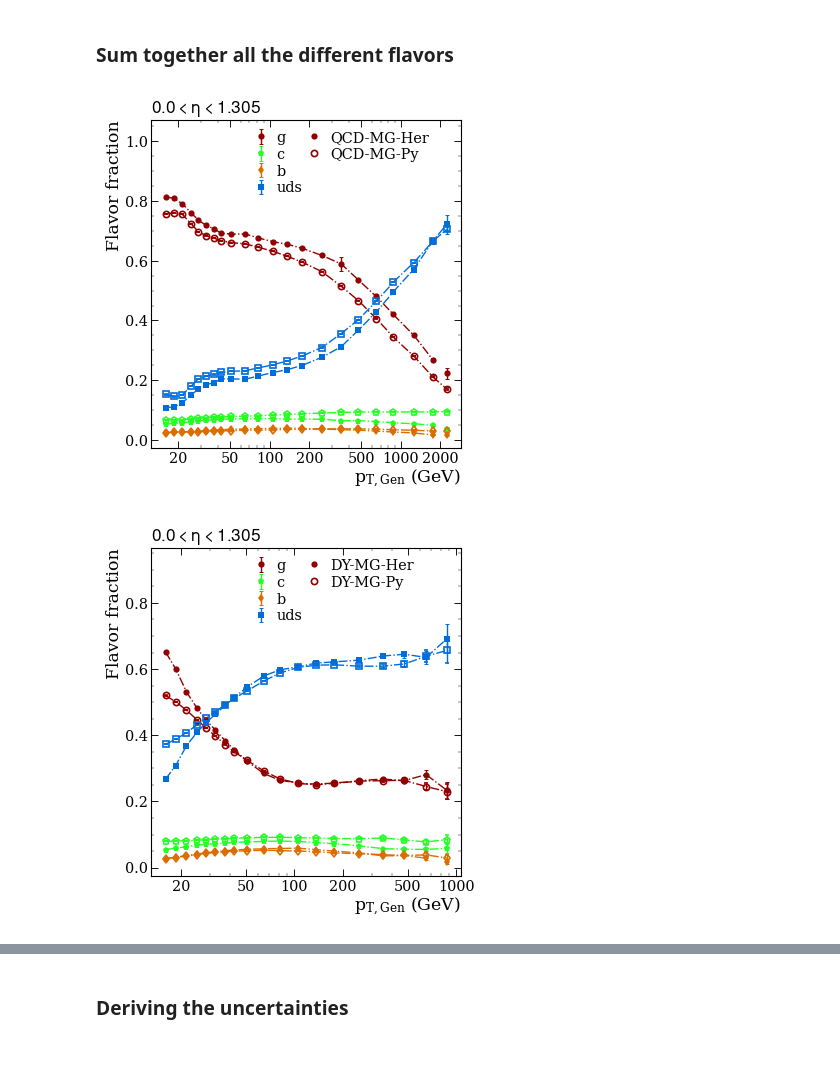
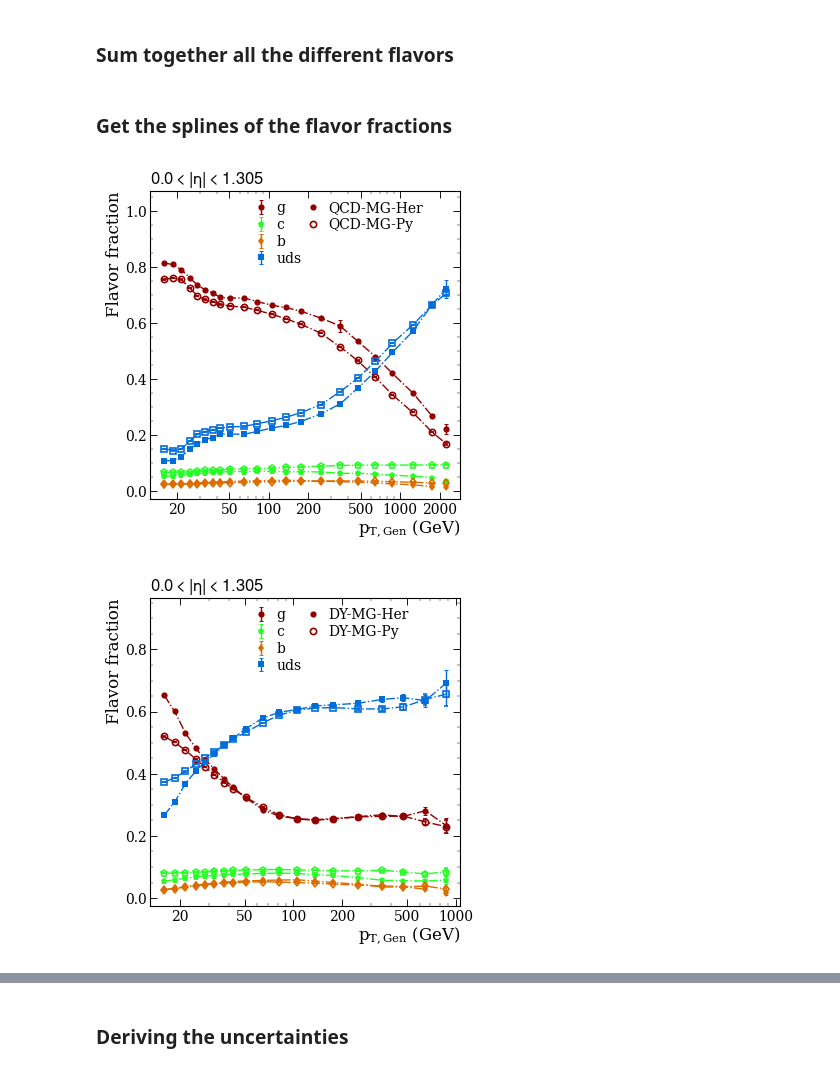
Before and after one commit to dsidirop1/JMECoffea, a Jupyter notebook: flavor_fractions_and_uncertainties.ipynb, the cells around one changed output, grey strips where cells are left out. Drawn from its saved outputs; the diff is of its cells as text; code cells hidden in the pictures.

```diff
--- a/flavor_fractions_and_uncertainties.ipynb
+++ b/flavor_fractions_and_uncertainties.ipynb
@@ -33,8 +38,7 @@ use_corrections = 'T' ### Which corrections to use for deriving the uncertaintie
 ### If False, unmatched are ignored
 include_unmatched = False
 
-fine_etabins = False    ### If True use JERC default binning, if False, use the Run 1 binning (binning in HCal sectors)
-one_bin      = False    ### If True, combine all the eta bins in one bin
+eta_binning  = "HCalPart"  ### HCalPart, CoarseCalo, CaloTowers, onebin;        HCalPart: bin in HCal sectors, CaloTowers: the standard JERC binning, CoarseCalo: like 'CaloTowers' but many bins united;
 # %%
 color_scheme = {key: cycler_vals
     for cycler_vals, key in zip(plt.rcParams['axes.prop_cycle'], ['g', 'q', 'c', 'b', 'QCD', 'DY', 'TTBAR', 'DY200', 'unmatched'])}
@@ -175,3 +225,6 @@ def fit_Efractions(qfracs):
     return fit_res
 
 # fit_Efractions(qfracs2['q'])
+# %%
+ptmin_global = 30
+ptmax_global = 500
@@ -189,7 +314,7 @@ def get_spline(yval):
 # %%
-import os
-def plot_Efractions(sampledict, etaidx, saveplot=False):
+def plot_Efractions(sampledict, etaidx, etabins, ptbins, saveplot=False):
     samples = list(sampledict.keys())
+    ptbins_c = ptbins.centres
 
 #     ### Check that Herwig is the first sample and Pythia the second
 #     if not ('Her' in samples[0] and 'Py' in samples[1]):
@@ -221,9 +346,9 @@ def plot_Efractions(sampledict, etaidx, saveplot=False):
 
 #         ax.plot(xplot, spline0[flav](np.log10(xplot)), '--', markersize=0, **mc, linewidth=1.0)
 #         sp1 = ax.plot(xplot, spline1[flav](np.log10(xplot)), '--', markersize=0, **mc, linewidth=1.0)
-        ax.plot(xplot2, spline2D0[flav]((np.log10(xplot2), [etabins_c[etaidx]]*len(xplot2))),
+        ax.plot(xplot2, spline2D0[flav]((np.log10(xplot2), np.repeat([etabins.centres[etaidx]],len(xplot2)))),
                       '-.', markersize=0, **color_scheme[flav], linewidth=1.0)
-        ax.plot(xplot2, spline2D1[flav]((np.log10(xplot2), [etabins_c[etaidx]]*len(xplot2))),
+        ax.plot(xplot2, spline2D1[flav]((np.log10(xplot2), np.repeat([etabins.centres[etaidx]],len(xplot2)))),
               '-.', markersize=0, **color_scheme[flav], linewidth=1.0)
 # interp((np.log(np.arange(20,60,2)),[1]*20))
         if 'g' == flav:
@@ -255,7 +380,7 @@ def plot_Efractions(sampledict, etaidx, saveplot=False):
     ax.minorticks_on()
 #     hep.cms.label("Something", data=False, year=2018, fontsize=15.6/1.25)
 #     hep.cms.label(data=False, fontsize=15.6/1.25, loc=3)
-    hep.label.exp_text(text=f'$ {etabins_abs[etaidx]}<\eta<{etabins_abs[etaidx+1]}$', loc=0)
+    hep.label.exp_text(text=etabins.idx2plot_str(etaidx), loc=0)
 
     if saveplot:
         if not os.path.exists("fig/fractions"):
@@ -267,8 +392,10 @@ def plot_Efractions(sampledict, etaidx, saveplot=False):
         plt.savefig(fig_name+'.png');
 
 1;
+# %% [markdown]
+### Get the splines of the flavor fractions
 # %%
-eta_idx = np.searchsorted(etabins_abs,0)
+eta_idx = jeteta_bins.get_bin_idx(0)
 flavors = ['g', 'c', 'b', 'q'] #, 'unmatched']
 samples = ['QCD', 'DY', 'TTBAR']
 Her_samples = ['_QCD-MG-Her', '_DY-MG-Her', '_Herwig-TTBAR']
@@ -281,6 +408,8 @@ Py_samples = ['_QCD-MG-Py', '_DY-MG-Py', '_Pythia-TTBAR']
 qfrac_dict = {}
 qfrac_var_dict = {}
 qfrac_spline_dict = {}
+# qfrac_spline_dict2 = {}
+qfrac_spline_dict2D = {}
 # include_unmatched = True
 flavors = ['g', 'c', 'b', 'q', 'unmatched'] if include_unmatched==True else ['g', 'c', 'b', 'q']
 saveplot = include_unmatched
@@ -296,37 +425,46 @@ for ii in range(len(samples)):
         file_dict = get_file_dict(sample)
         output = sum_output(output, sample, file_dict)
         hists = combine_flavors(output, sumeta=False)
+#         check_bins(hists[flavors[0]], jeteta_bins, pt_bins)
 
-        hists_rebinned = {flav: rebin_hist(sum_neg_pos_eta(hists[flav]), 'jeteta', etabins_abs) for flav in hists.keys() }
+        hists_rebinned = {flav: rebin_hist(sum_neg_pos_eta(hists[flav]), 'jeteta', jeteta_bins.edges) for flav in hists.keys() }
         if include_unmatched==False: #recalculate the all
             hists_rebinned['all'] = sum([hists_rebinned[flav] for flav in flavors])
 
         hists_vals = {}
         for flav in hists_rebinned.keys():
             vals = hists_rebinned[flav].values()
             vals[vals==0] = np.nan
             hists_vals[flav] = vals
         qfracs = {flav: hists_vals[flav]/hists_vals['all'] for flav in flavors}
 #         qfracs_var = {flav: hists_rebinned[flav].variances()/hists_rebinned['all'].variances() for flav in flavors}
         qfrac_var = {'all': hists_rebinned['all'].variances()/hists_vals['all']**2}
         for flav in flavors:
             qfrac_var[flav] = qfracs[flav]**2*(hists_rebinned[flav].variances()/hists_vals[flav]**2 + qfrac_var['all']**2)
 
-        Efrac_splines = {key: get_spline(qfracs[key][:,eta_idx]) for key in qfracs.keys() }
-        Efrac_2Dsplines = {key: RegularGridInterpolator((np.log10(ptbins_c), etabins_c), qfracs[key], fill_value=None)
+        Efrac_splines = {key:
+                         np.array([get_spline(qfracs[key][:,eta_idx])
+                          for eta_idx in range(jeteta_bins.nbins)
+                         ])
+                        for key in qfracs.keys()
+                        }
+        Efrac_2Dsplines = {key: RegularGridInterpolator((np.log10(pt_bins.centres), jeteta_bins.centres), qfracs[key], fill_value=None)
                           for key in qfracs.keys()}
 
 #         yval = qfracs['g'][:,0]
 
 
 #         Efrac_fit_dict[sample] = Efrac_fits
         qfrac_dict[sample] = qfracs
         qfrac_var_dict[sample] = qfrac_var
-        qfrac_spline_dict[sample] = Efrac_2Dsplines
+        qfrac_spline_dict[sample] = FlavorFractions(Efrac_splines, eta_binning) #Efrac_splines #Efrac_2Dsplines
+#         qfrac_spline_dict2[sample] = Efrac_splines
+
+        qfrac_spline_dict2D[sample] = Efrac_2Dsplines
         sample_plot[sample] = [qfracs, qfrac_var, Efrac_splines, Efrac_2Dsplines]
 
-    plot_Efractions(sample_plot, eta_idx, saveplot=saveplot)
+    plot_Efractions(sample_plot, eta_idx, jeteta_bins, pt_bins, saveplot=saveplot)
 #         correction_dict[sample] = {flav: read_corrections(sample, flav) for flav in flavors}
 # %% [output]
-[figure, old version]
+[figure, new version]
-[figure, old version]
+[figure, new version]
```
Also changed, not shown: parts of 55 cells of this notebook, 9 other files.
